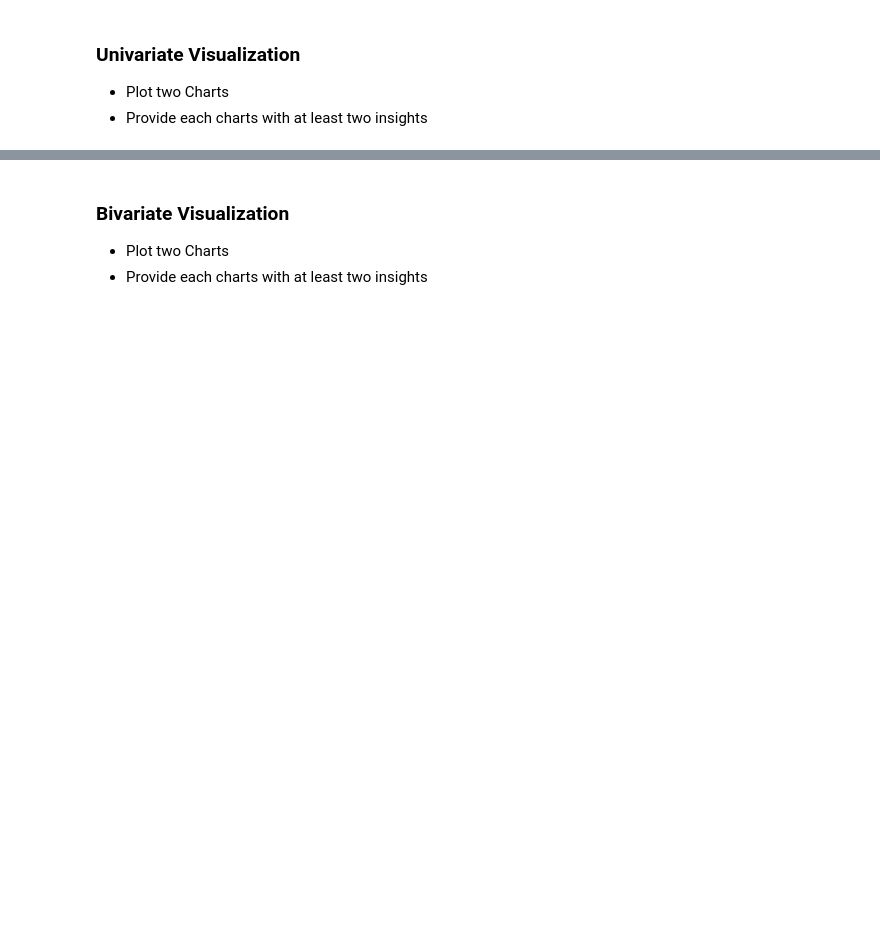
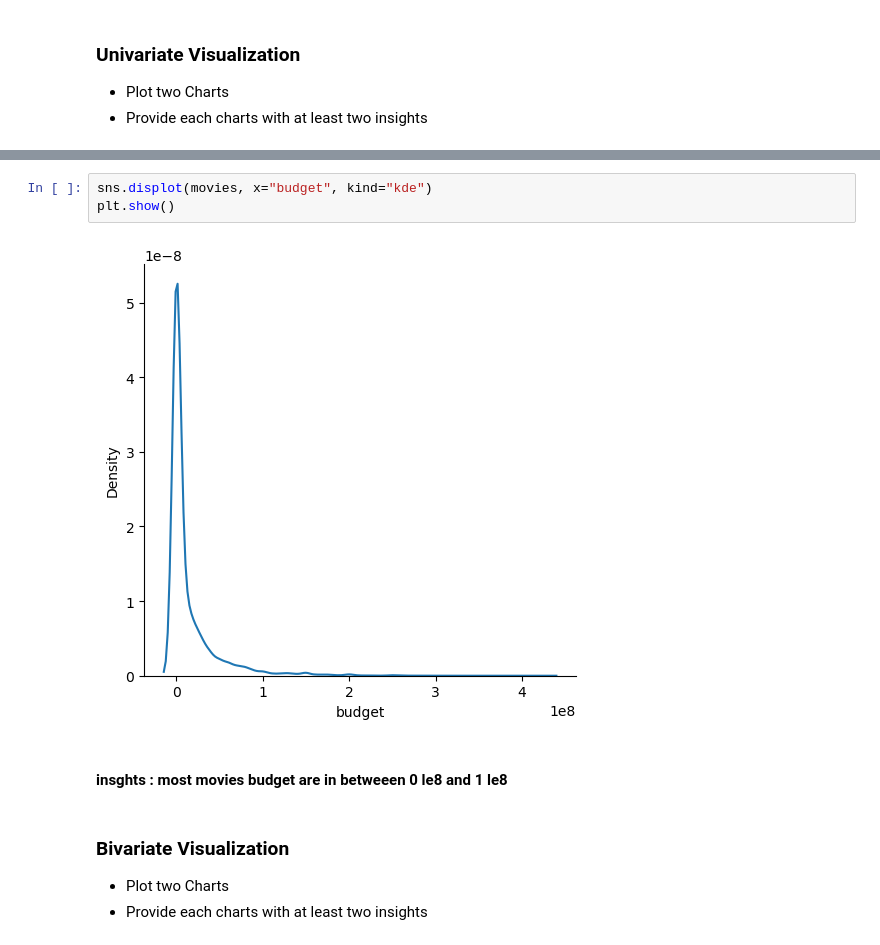
Before and after one commit to Tuwaiq-Data-Science-Bootcamp-V2/EDA-Lab1, a Jupyter notebook: EDA_Assignment .ipynb, the cells around one changed output, grey strips where cells are left out. Drawn from its saved outputs; the diff is of its cells as text; blank space fills up the shorter version.

```diff
--- a/EDA_Assignment .ipynb
+++ b/EDA_Assignment .ipynb
@@ -13,3 +33,10 @@
+# %%
+sns.displot(movies, x="budget", kind="kde")
+plt.show()
+# %% [output]
+[figure, added]
+# %% [markdown]
+#### insghts : most movies budget are in betweeen 0 le8 and 1 le8
 # %% [markdown]
 ### Bivariate Visualization
 * Plot two Charts
```
Also changed, not shown: parts of 12 cells of this notebook, 1 other file.
